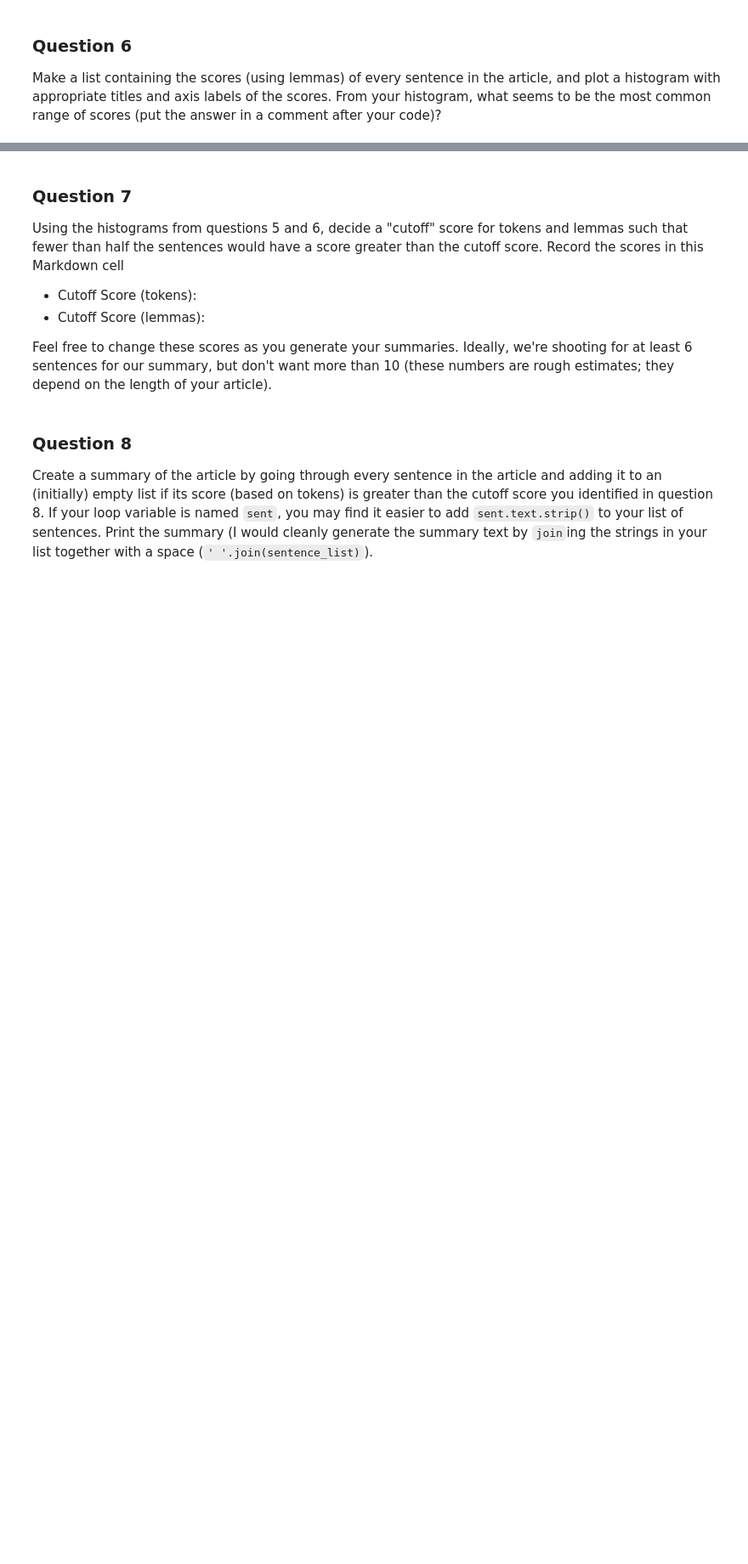
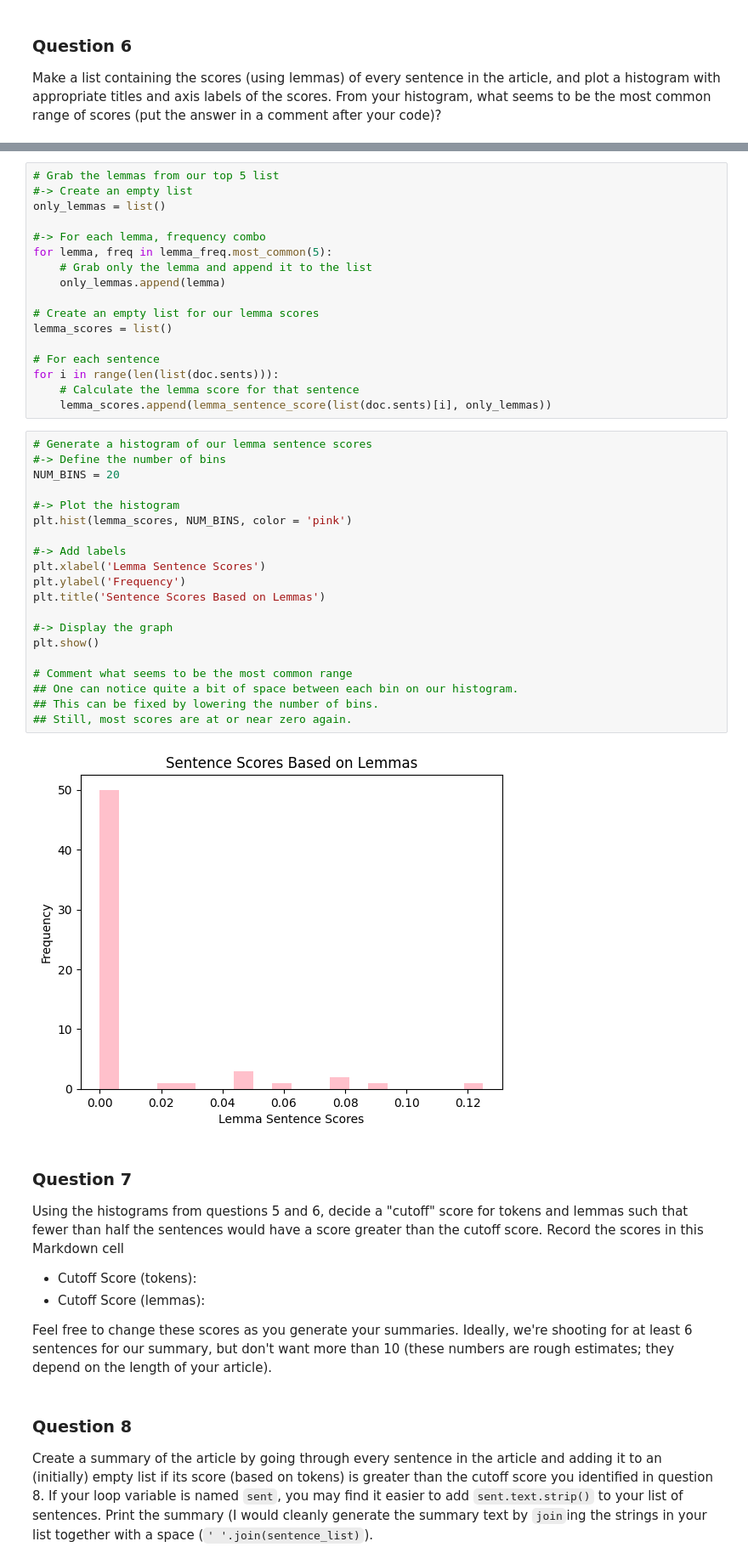
Before and after one commit to Stone-Snevets/web-07-final, a Jupyter notebook: article-summarizer.ipynb, the cells around one changed output, grey strips where cells are left out. Shown at 85% size. Cells and saved outputs as stored; diff of their text form; blank space fills up the shorter version.

Commit message:
Plot distribution of Lemma-based scores

```diff
--- a/article-summarizer.ipynb
+++ b/article-summarizer.ipynb
@@ -166,3 +190,42 @@ Make a list containing the scores (using lemmas) of every sentence in the articl
+# %%
+# Grab the lemmas from our top 5 list
+#-> Create an empty list
+only_lemmas = list()
+
+#-> For each lemma, frequency combo
+for lemma, freq in lemma_freq.most_common(5):
+    # Grab only the lemma and append it to the list
+    only_lemmas.append(lemma)
+
+# Create an empty list for our lemma scores
+lemma_scores = list()
+
+# For each sentence
+for i in range(len(list(doc.sents))):
+    # Calculate the lemma score for that sentence
+    lemma_scores.append(lemma_sentence_score(list(doc.sents)[i], only_lemmas))
+# %%
+# Generate a histogram of our lemma sentence scores
+#-> Define the number of bins
+NUM_BINS = 20
+
+#-> Plot the histogram
+plt.hist(lemma_scores, NUM_BINS, color = 'pink')
+
+#-> Add labels
+plt.xlabel('Lemma Sentence Scores')
+plt.ylabel('Frequency')
+plt.title('Sentence Scores Based on Lemmas')
+
+#-> Display the graph
+plt.show()
+
+# Comment what seems to be the most common range
+## One can notice quite a bit of space between each bin on our histogram.
+## This can be fixed by lowering the number of bins.
+## Still, most scores are at or near zero again.
+# %% [output]
+[figure, added]
 # %% [markdown]
 ### Question 7
 Using the histograms from questions 5 and 6, decide a "cutoff" score for tokens and lemmas such that fewer than half the sentences would have a score greater than the cutoff score.  Record the scores in this Markdown cell
```
Also changed, not shown: parts of 2 cells of this notebook, 1 other file.
